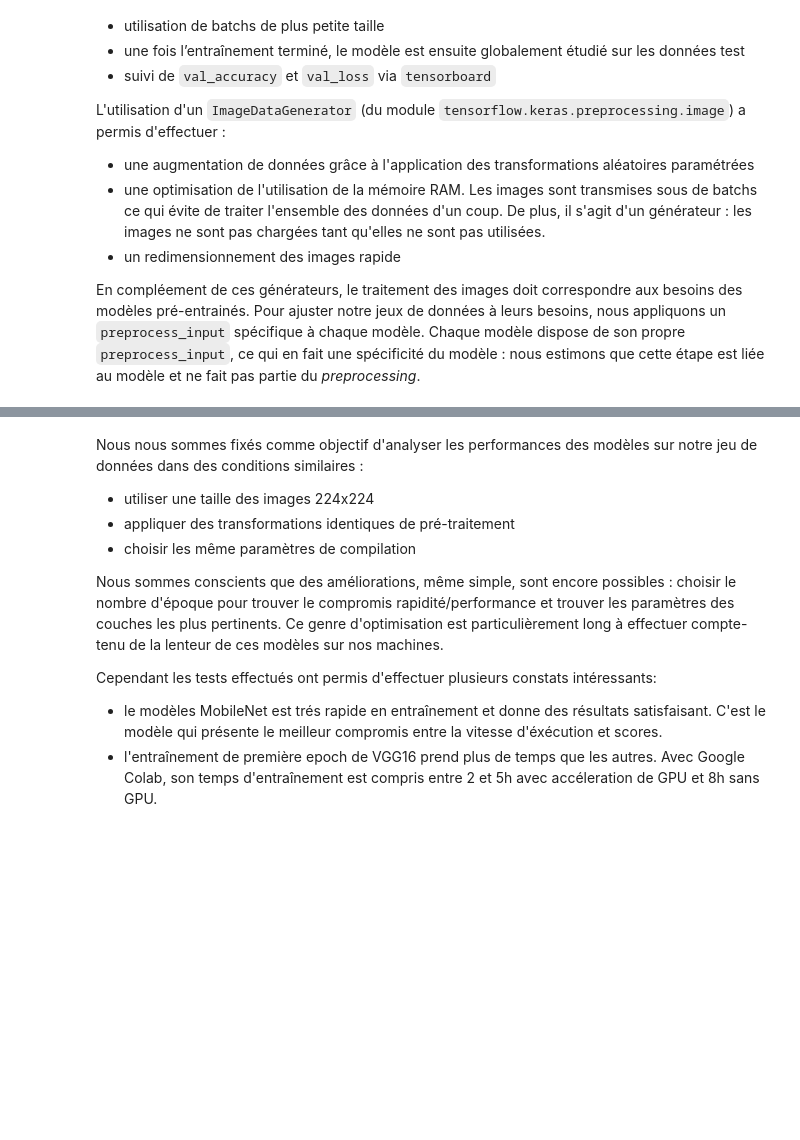
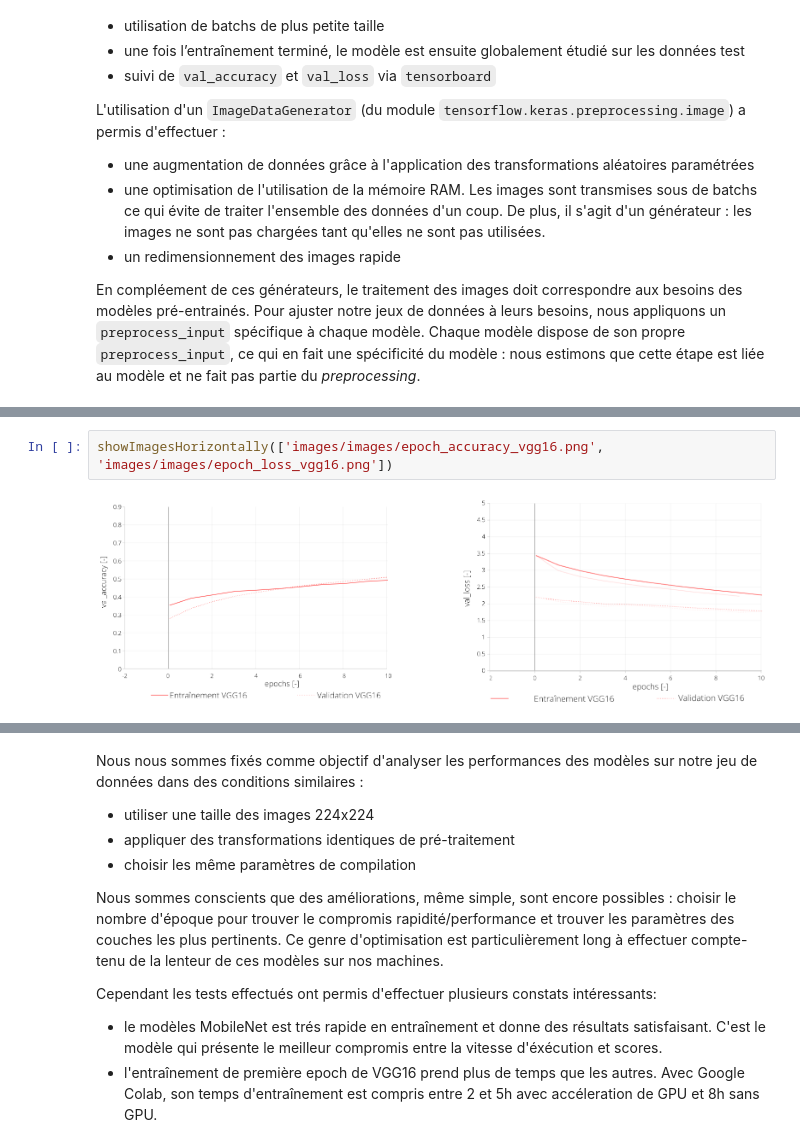
Before and after one commit to data-modelisation/rakuten, a Jupyter notebook: notebooks/final_report.ipynb, the cells around one changed output, grey strips where cells are left out. Cells and saved outputs as stored; diff of their text form; blank space fills up the shorter version.

```diff
--- a/notebooks/final_report.ipynb
+++ b/notebooks/final_report.ipynb
@@ -667,0 +623,4 @@ Non-trainable params: 2,257,984
+# %%
+showImagesHorizontally(['images/images/epoch_accuracy_vgg16.png', 'images/images/epoch_loss_vgg16.png'])
+# %% [output]
+[figure, added]
```
Also changed, not shown: parts of 10 cells of this notebook.
